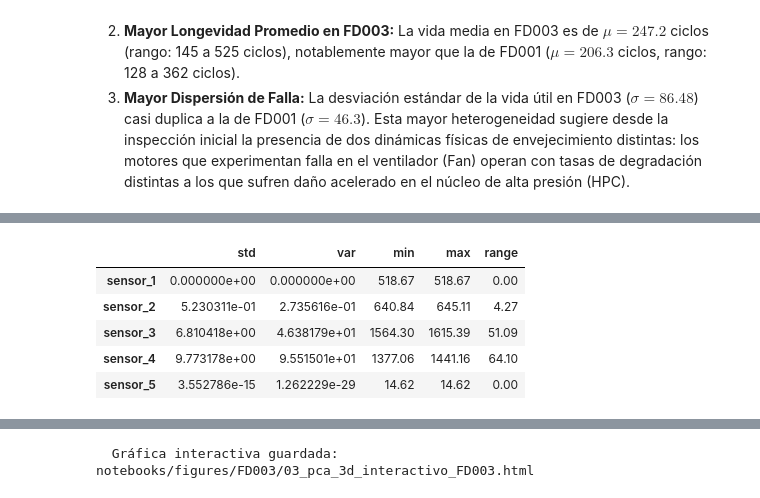
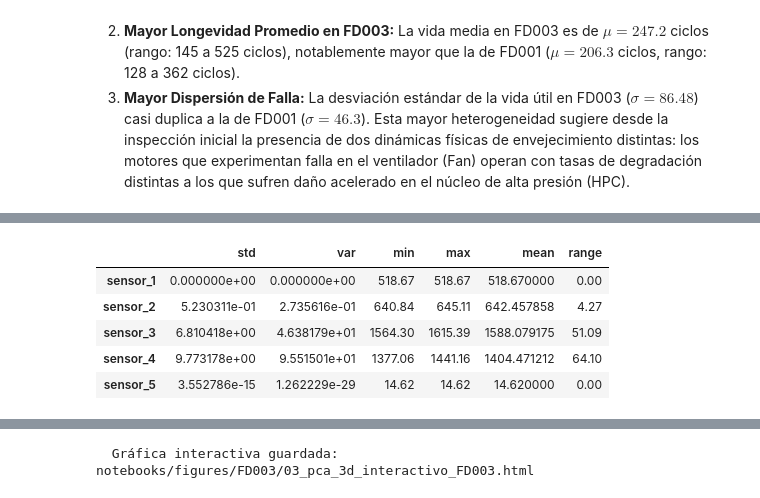
Before and after one commit to JairRamosG/RUL-CMAPSS, a Jupyter notebook: notebooks/03_eda_FD003.ipynb, the cells around one changed output, grey strips where cells are left out. Saved outputs shown, nothing was run; the diff lists cells and outputs as text; code cells hidden in the pictures.

```diff
--- a/notebooks/03_eda_FD003.ipynb
+++ b/notebooks/03_eda_FD003.ipynb
@@ -207,23 +215,24 @@ Siguiendo el estándar establecido por **Zheng et al. (2017)** y validado en FD0
 # %%
-# Sección 2: Filtrado Cuantitativo de Sensores por Varianza Nula
-# Propósito: Evaluar la varianza de los 21 sensores en FD003 y justificar la eliminación de sensores invariantes.
+# Sección 2: Diagnóstico de Invariancia de Sensores
+# Propósito: Calcular métricas sin unidades para identificar sensores invariantes en FD003.
 # Fundamento: Reducción de dimensionalidad sin pérdida de señal diagnóstica ni capacidad predictiva.
 # Referencia: Zheng et al. (2017).
 
-# 1. Cálculo de varianza y desviación estándar
+# 1. Estadísticas descriptivas de los 21 sensores
 sensor_stats = pd.DataFrame({
-    'std': df_train[SENSOR_COLS].std(),
-    'var': df_train[SENSOR_COLS].var(),
-    'min': df_train[SENSOR_COLS].min(),
-    'max': df_train[SENSOR_COLS].max()
+    'std':  df_train[SENSOR_COLS].std(),
+    'var':  df_train[SENSOR_COLS].var(),
+    'min':  df_train[SENSOR_COLS].min(),
+    'max':  df_train[SENSOR_COLS].max(),
+    'mean': df_train[SENSOR_COLS].mean()
 })
 sensor_stats['range'] = sensor_stats['max'] - sensor_stats['min']
 sensor_stats.head()
 # %% [output]
-|  | std | var | min | max | range |
-| sensor_1 | 0.000000e+00 | 0.000000e+00 | 518.67 | 518.67 | 0.00 |
-| sensor_2 | 5.230311e-01 | 2.735616e-01 | 640.84 | 645.11 | 4.27 |
-| sensor_3 | 6.810418e+00 | 4.638179e+01 | 1564.30 | 1615.39 | 51.09 |
-| sensor_4 | 9.773178e+00 | 9.551501e+01 | 1377.06 | 1441.16 | 64.10 |
-| sensor_5 | 3.552786e-15 | 1.262229e-29 | 14.62 | 14.62 | 0.00 |
+|  | std | var | min | max | mean | range |
+| sensor_1 | 0.000000e+00 | 0.000000e+00 | 518.67 | 518.67 | 518.670000 | 0.00 |
+| sensor_2 | 5.230311e-01 | 2.735616e-01 | 640.84 | 645.11 | 642.457858 | 4.27 |
+| sensor_3 | 6.810418e+00 | 4.638179e+01 | 1564.30 | 1615.39 | 1588.079175 | 51.09 |
+| sensor_4 | 9.773178e+00 | 9.551501e+01 | 1377.06 | 1441.16 | 1404.471212 | 64.10 |
+| sensor_5 | 3.552786e-15 | 1.262229e-29 | 14.62 | 14.62 | 14.620000 | 0.00 |
 # %%
```
Also changed, not shown: parts of 18 cells of this notebook, 2 other files.
